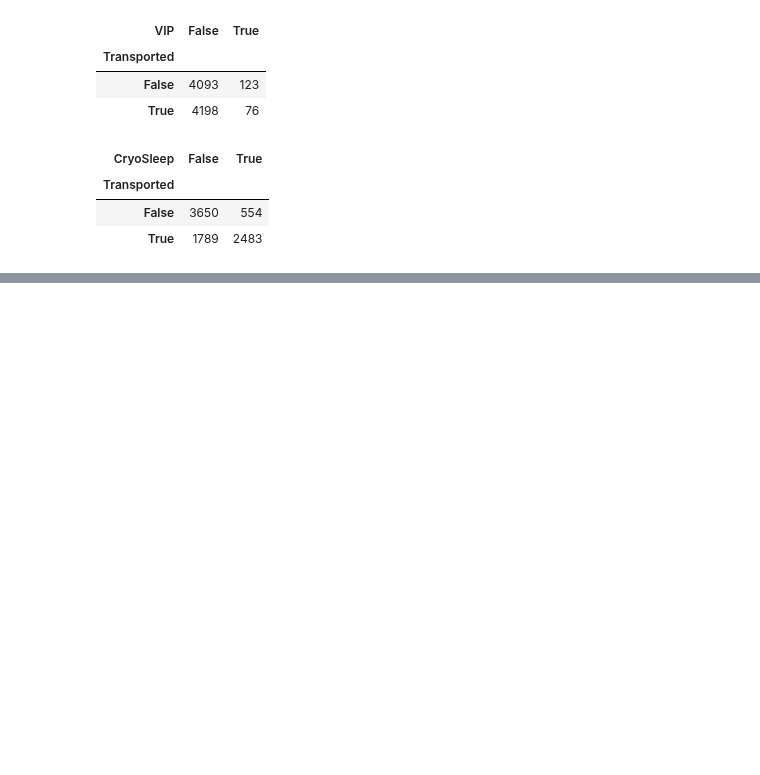
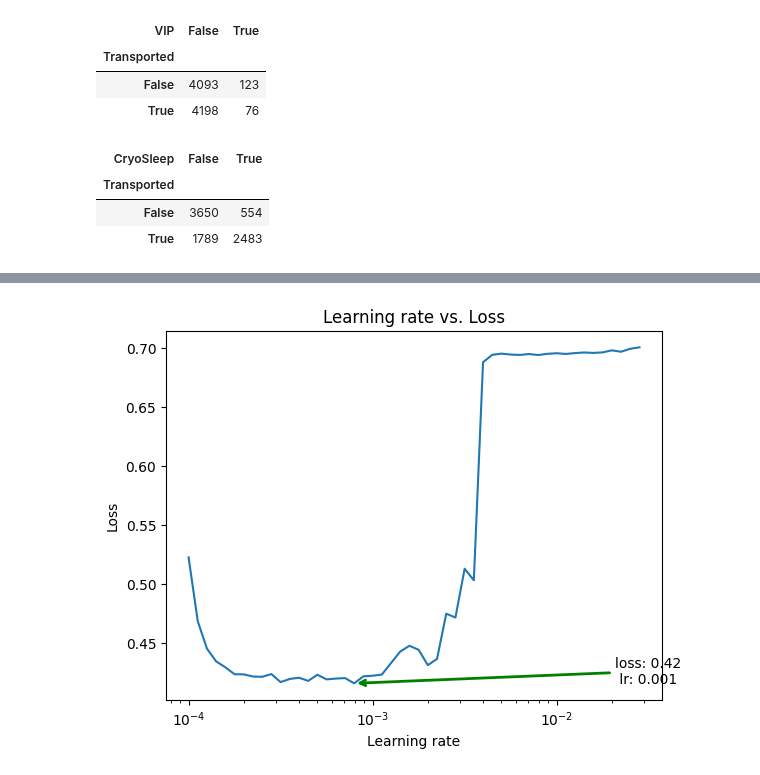
Before and after one commit to AnggaDS01/Python, a Jupyter notebook: Machine-learning/spaceship_titanic/spacehip_titanic.ipynb, the cells around one changed output, grey strips where cells are left out. Saved outputs shown, nothing was run; the diff lists cells and outputs as text; code cells hidden in the pictures; blank space fills up the shorter version.

```diff
--- a/Machine-learning/spaceship_titanic/spacehip_titanic.ipynb
+++ b/Machine-learning/spaceship_titanic/spacehip_titanic.ipynb
@@ -545,0 +692,4 @@ df_train[:5]
+# %%
+scaler = MinMaxScaler()
+
+df_get_train[['Age', 'RoomService', 'FoodCourt', 'ShoppingMall', 'Spa', 'VRDeck', 'pp']] = scaler.fit_transform(df_get_train[['Age', 'RoomService', 'FoodCourt', 'ShoppingMall', 'Spa', 'VRDeck', 'pp']])
@@ -545,0 +796,25 @@ df_train[:5]
+# %%
+lrs =  1e-4 * (10**(tf.range(50) / 20)) # samakan dengan epochs pada proses fitting
+loss = np.array(history.history['loss'])
+
+history_lr = pd.DataFrame(np.c_[lrs, np.array(history.history['loss'])])
+x_lr, y_loss = history_lr.iloc[np.argmin(loss)]
+
+plt.semilogx(lrs, loss)
+plt.xlabel('Learning rate')
+plt.ylabel('Loss')
+plt.title('Learning rate vs. Loss')
+
+plt.annotate(
+    f"loss: {round(y_loss, 2)}\n lr: {round(x_lr, 3)}",
+    xy=(x_lr, y_loss),
+    xytext=(x_lr+0.02, y_loss),
+    arrowprops=dict(arrowstyle="->",
+    color="green",
+    lw=2,
+   )
+)
+
+plt.show()
+# %% [output]
+[figure, added]
```
Also changed, not shown: parts of 59 cells of this notebook, 2 other files.
